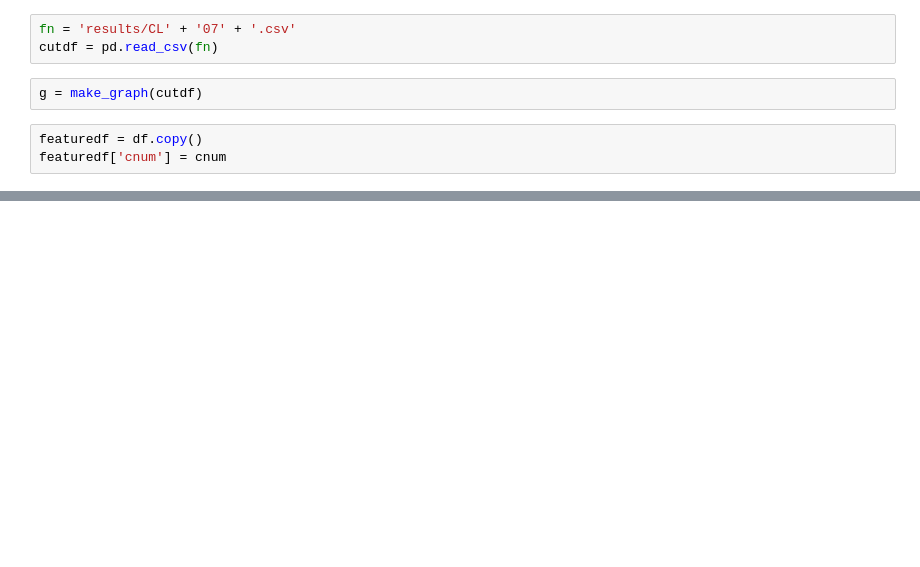
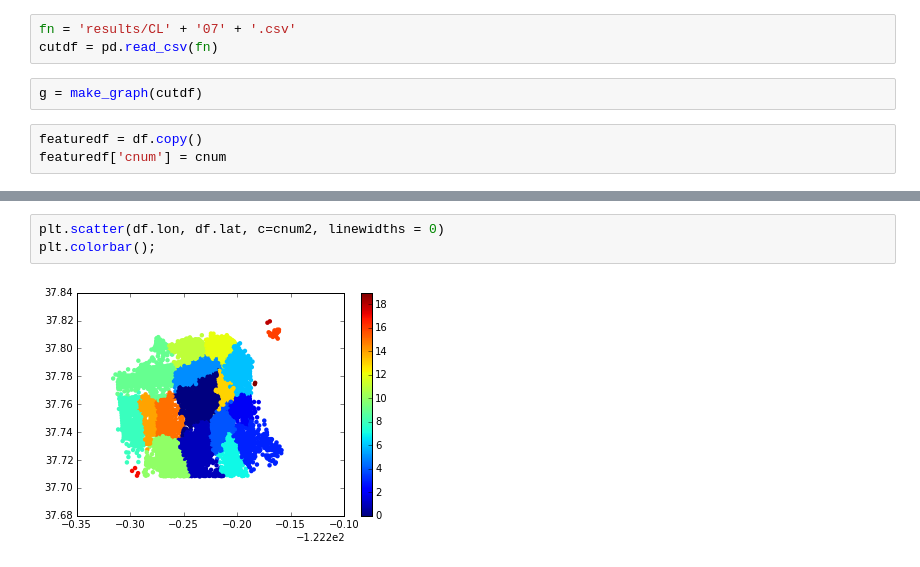
Before and after one commit to crupley/hoodie-development, a Jupyter notebook: explore/compare cut lists.ipynb, the cells around one changed output, grey strips where cells are left out. Cells and saved outputs as stored; diff of their text form; blank space fills up the shorter version.

```diff
--- a/explore/compare cut lists.ipynb
+++ b/explore/compare cut lists.ipynb
@@ -63,0 +104,5 @@ ks, wcsses = elbow_plot(cutdf, df.population)
+# %%
+plt.scatter(df.lon, df.lat, c=cnum2, linewidths = 0)
+plt.colorbar();
+# %% [output]
+[figure, added]
```
Also changed, not shown: parts of 18 cells of this notebook, 1 other file.
